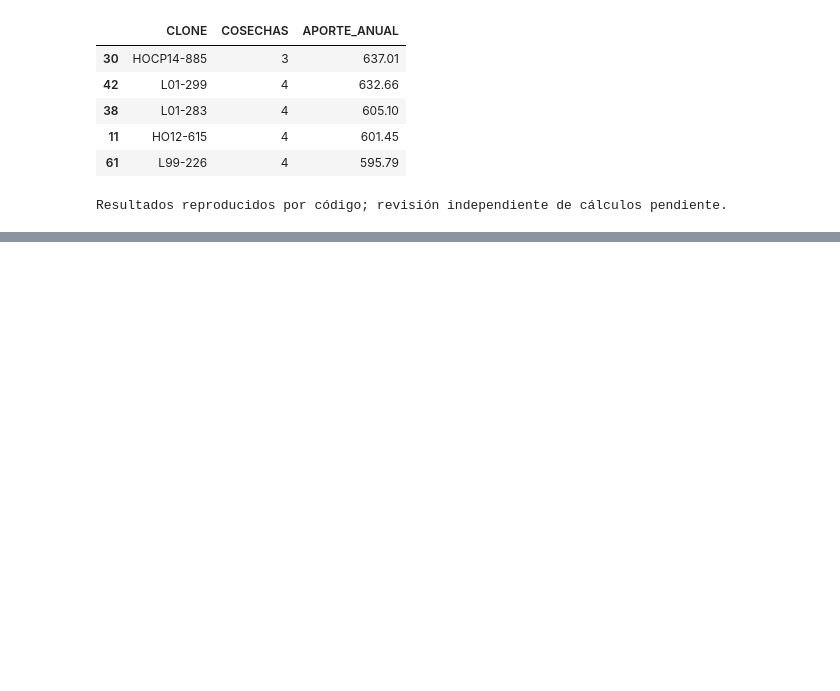
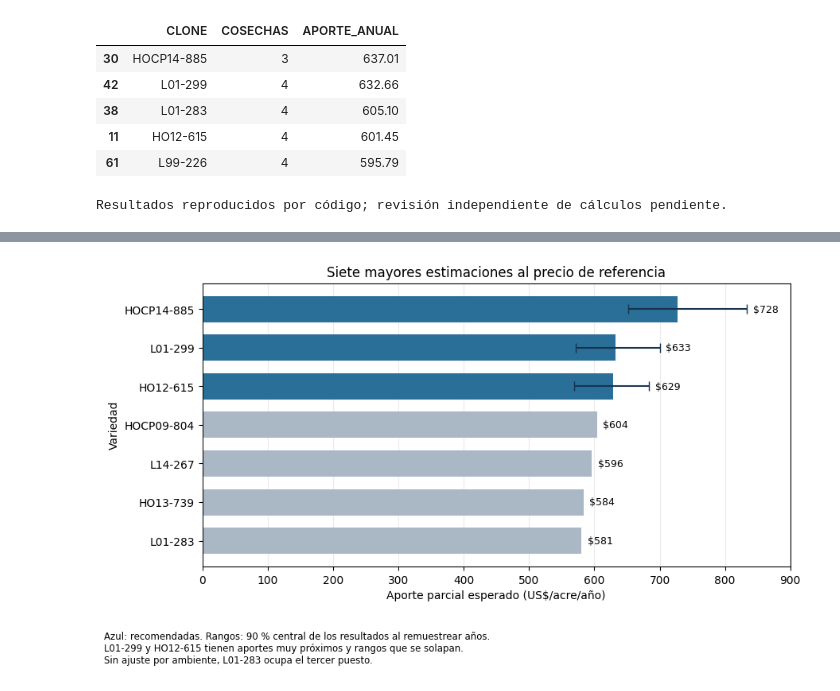
Before and after one commit to MoraVevo/prueba-tecnica-cientifico-datos-santa-ana, a Jupyter notebook: notebooks/03_analisis_economico_serie1.ipynb, the cells around one changed output, grey strips where cells are left out. Drawn from its saved outputs; the diff is of its cells as text; code cells hidden in the pictures; blank space fills up the shorter version.

Commit message:
Documenta cobertura de cortes y mejora gráficas económicas

```diff
--- a/notebooks/03_analisis_economico_serie1.ipynb
+++ b/notebooks/03_analisis_economico_serie1.ipynb
@@ -421,0 +428,99 @@ Resultados reproducidos por código; revisión independiente de cálculos pendie
+# %%
+from pathlib import Path
+import matplotlib.pyplot as plt
+
+RUTA_SALIDAS = RUTA_ETL.parent.parent.parent / "outputs"
+RUTA_SALIDAS.mkdir(parents=True, exist_ok=True)
+
+# Ranking ajustado y sensibilidad de la posición de las variedades recomendadas.
+ranking_figura = mejores.loc[mejores["PRECIO_USD_LB"].eq(0.20)].nlargest(7, "APORTE_ANUAL_USD_ACRE").copy()
+ranking_figura = ranking_figura.sort_values("APORTE_ANUAL_USD_ACRE")
+recomendadas = set(recomendacion["CLONE"])
+colores = ["#2A6F97" if clon in recomendadas else "#A9B8C4" for clon in ranking_figura["CLONE"]]
+fig, ax = plt.subplots(figsize=(9, 5.2))
+ax.barh(ranking_figura["CLONE"], ranking_figura["APORTE_ANUAL_USD_ACRE"], color=colores, height=0.68)
+for _, fila in ranking_figura.iterrows():
+    p95 = incertidumbre.loc[incertidumbre["CLONE"].eq(fila["CLONE"]), "APORTE_P95"]
+    extremo = max(fila["APORTE_ANUAL_USD_ACRE"], float(p95.iloc[0]) if not p95.empty else 0)
+    ax.text(extremo + 9, fila["CLONE"], f"${fila['APORTE_ANUAL_USD_ACRE']:,.0f}", va="center", fontsize=9)
+recomendacion_por_clon = recomendacion.set_index("CLONE")
+for _, fila in incertidumbre.iterrows():
+    if fila["CLONE"] in ranking_figura["CLONE"].values:
+        estimacion = recomendacion_por_clon.loc[fila["CLONE"], "APORTE_ANUAL_USD_ACRE"]
+        ax.errorbar(
+            estimacion, fila["CLONE"],
+            xerr=[[estimacion - fila["APORTE_P05"]], [fila["APORTE_P95"] - estimacion]],
+            fmt="none", ecolor="#16324F", capsize=4, linewidth=1.5, zorder=3,
+        )
+ax.set_xlim(left=0, right=900)
+ax.set_xlabel("Aporte parcial esperado (US$/acre/año)")
+ax.set_ylabel("Variedad")
+ax.set_title("Siete mayores estimaciones al precio de referencia")
+ax.grid(axis="x", alpha=0.25)
+ax.set_axisbelow(True)
+fig.text(0.01, 0.01,
+         "Azul: recomendadas. Rangos: 90 % central de los resultados al remuestrear años.\n"
+         "L01-299 y HO12-615 tienen aportes muy próximos y rangos que se solapan.\n"
+         "Sin ajuste por ambiente, L01-283 ocupa el tercer puesto.", fontsize=8.5)
+fig.tight_layout(rect=(0, 0.13, 1, 1))
+fig.savefig(RUTA_SALIDAS / "serie1_economia_ranking.png", dpi=180, bbox_inches="tight")
+plt.show()
+
+# Aporte esperado por duración; el tramo discontinuo tiene menor respaldo.
+extension_figura = pd.DataFrame(extension)
+fig, (ax, datos_corte) = plt.subplots(1, 2, figsize=(12, 5.6), gridspec_kw={"width_ratios": [2.2, 1.1]})
+datos_corte.axis("off")
+datos_corte.text(0, 0.98, "Datos del corte adicional", fontsize=12, weight="bold", va="top")
+paleta = {"HOCP14-885": "#2A6F97", "L01-299": "#E07A5F", "HO12-615": "#3A7D44"}
+for _, decision in recomendacion.iterrows():
+    clon = decision["CLONE"]
+    color = paleta.get(clon, "#555555")
+    serie = politicas.loc[
+        politicas["CLONE"].eq(clon) & politicas["PRECIO_USD_LB"].eq(0.20)
+    ].sort_values("COSECHAS_TOTALES")
+    ax.plot(serie["COSECHAS_TOTALES"], serie["APORTE_ANUAL_USD_ACRE"],
+            marker="o", color=color, linewidth=2, label=clon)
+    extra = extension_figura.loc[extension_figura["CLONE"].eq(clon)].sort_values("COSECHAS")
+    if not extra.empty:
+        x0 = int(serie["COSECHAS_TOTALES"].max())
+        y0 = float(serie.loc[serie["COSECHAS_TOTALES"].eq(x0), "APORTE_ANUAL_USD_ACRE"].iloc[0])
+        x_extra = extra["COSECHAS"].to_numpy()
+        y_extra = extra["APORTE"].to_numpy()
+        ax.plot([x0, *x_extra], [y0, *y_extra], marker="o", linestyle="--",
+                color=color, linewidth=1.8, alpha=0.9)
+        punto = extra.iloc[-1]
+        cosechas = int(punto["COSECHAS"])
+        soporte = resumen_rotacion.loc[
+            resumen_rotacion["CLONE"].eq(clon) & resumen_rotacion["CROP"].eq(cosechas - 1)
+        ].iloc[0]
+        anios = int(soporte["anios"])
+        localidades = int(soporte["localidades"])
+        texto_anios = "año" if anios == 1 else "años"
+        texto_localidades = "localidad" if localidades == 1 else "localidades"
+        posicion = {"HOCP14-885": 0.82, "L01-299": 0.56, "HO12-615": 0.30}[clon]
+        datos_corte.text(0, posicion, clon, color=color, weight="bold", fontsize=11, va="top")
+        datos_corte.text(0, posicion - 0.07,
+                         f"Cosecha {cosechas} (CROP {cosechas - 1})\n"
+                         f"Medida en {anios} {texto_anios} y {localidades} {texto_localidades}",
+                         fontsize=10, va="top", linespacing=1.6)
+ax.axhline(0, color="#444444", linewidth=0.8)
+ax.set_xticks(range(1, 6))
+ax.set_xlim(0.8, 5.2)
+ax.set_ylim(top=850)
+ax.set_xlabel("Cosechas totales en la rotación (plantía incluida)")
+ax.set_ylabel("Aporte parcial medio anual (US$/acre/año)")
+ax.set_title("Duración comparada y extensión de menor cobertura")
+ax.grid(axis="both", alpha=0.25)
+ax.legend(title="Variedad", frameon=False)
+fig.text(0.02, 0.015,
+         "Línea continua: cortes medidos en al menos dos años y dos localidades cada uno.\n"
+         "Línea discontinua: se añade un corte con menos datos. El recuadro indica en cuántos años y localidades se midió ese corte.",
+         fontsize=9)
+fig.tight_layout(rect=(0, 0.11, 1, 1), w_pad=2)
+fig.savefig(RUTA_SALIDAS / "serie1_economia_duracion.png", dpi=180, bbox_inches="tight")
+plt.show()
+print("Archivos guardados:")
+print((RUTA_SALIDAS / "serie1_economia_ranking.png").resolve())
+print((RUTA_SALIDAS / "serie1_economia_duracion.png").resolve())
+# %% [output]
+[figure, added]
```
Also changed, not shown: parts of 2 cells of this notebook, 4 other files.
